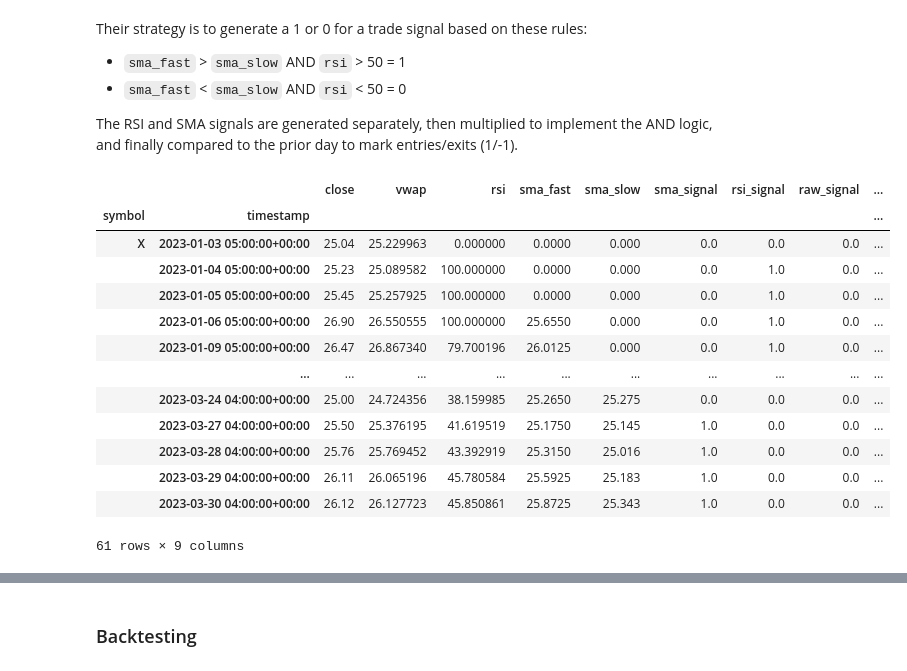
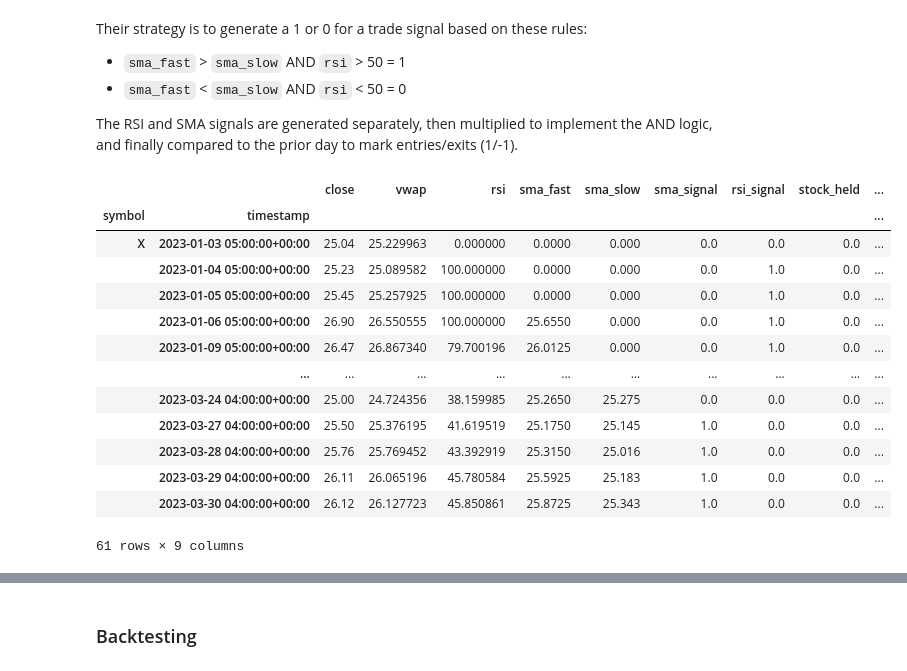
Before and after one commit to whitgroves/fintech-bootcamp-at-home, a Jupyter notebook: project-3-trading-bot.ipynb, the cells around one changed output, grey strips where cells are left out. Saved outputs shown, nothing was run; the diff lists cells and outputs as text; code cells hidden in the pictures.

```diff
--- a/project-3-trading-bot.ipynb
+++ b/project-3-trading-bot.ipynb
@@ -24,10 +31,10 @@ from finta import TA
 # %%
 with open('./api/alpaca-paper.json') as keyfile: api = json.load(keyfile)
-data_client = StockHistoricalDataClient(api['KEY'], api['SECRET'])
+stock_client = StockHistoricalDataClient(api['KEY'], api['SECRET'])
 # trade_client = TradingClient(api['KEY'], api['SECRET'], paper=True)
 # %%
 data_req = StockBarsRequest(symbol_or_symbols='X', timeframe=TimeFrame.Day, start=datetime(2023, 1, 1), end=datetime(2023, 3, 31))
-hist_data = data_client.get_stock_bars(data_req).df
+hist_data = stock_client.get_stock_bars(data_req).df
 hist_data
 # %% [output]
 |  |  | open | high | low | close | volume | trade_count | vwap |
@@ -97,12 +104,12 @@ The RSI and SMA signals are generated separately, then multiplied to implement t
 # %%
 signals['sma_signal'][fast:] = numpy.where(signals['sma_fast'][fast:] > signals['sma_slow'][fast:], 1.0, 0.0)
 signals['rsi_signal'] = numpy.where(signals['rsi'] > 50, 1.0, 0.0)
-signals['raw_signal'] = signals['sma_signal'][fast:] * signals['rsi_signal']
-signals['entry_exit'] = signals['raw_signal'].diff()
+signals['stock_held'] = signals['sma_signal'][fast:] * signals['rsi_signal']
+signals['entry_exit'] = signals['stock_held'].diff() # 1 = entry, -1 = exit, 0 = HODL
 signals.fillna(0, inplace=True)
 signals
 # %% [output]
-|  |  | close | vwap | rsi | sma_fast | sma_slow | sma_signal | rsi_signal | raw_signal | ... |
+|  |  | close | vwap | rsi | sma_fast | sma_slow | sma_signal | rsi_signal | stock_held | ... |
 | symbol | timestamp |  |  |  |  |  |  |  |  | ... |
 | X | 2023-01-03 05:00:00+00:00 | 25.04 | 25.229963 | 0.000000 | 0.0000 | 0.000 | 0.0 | 0.0 | 0.0 | ... |
 |  | 2023-01-04 05:00:00+00:00 | 25.23 | 25.089582 | 100.000000 | 0.0000 | 0.000 | 0.0 | 1.0 | 0.0 | ... |
```
Also changed, not shown: parts of 29 cells of this notebook.
